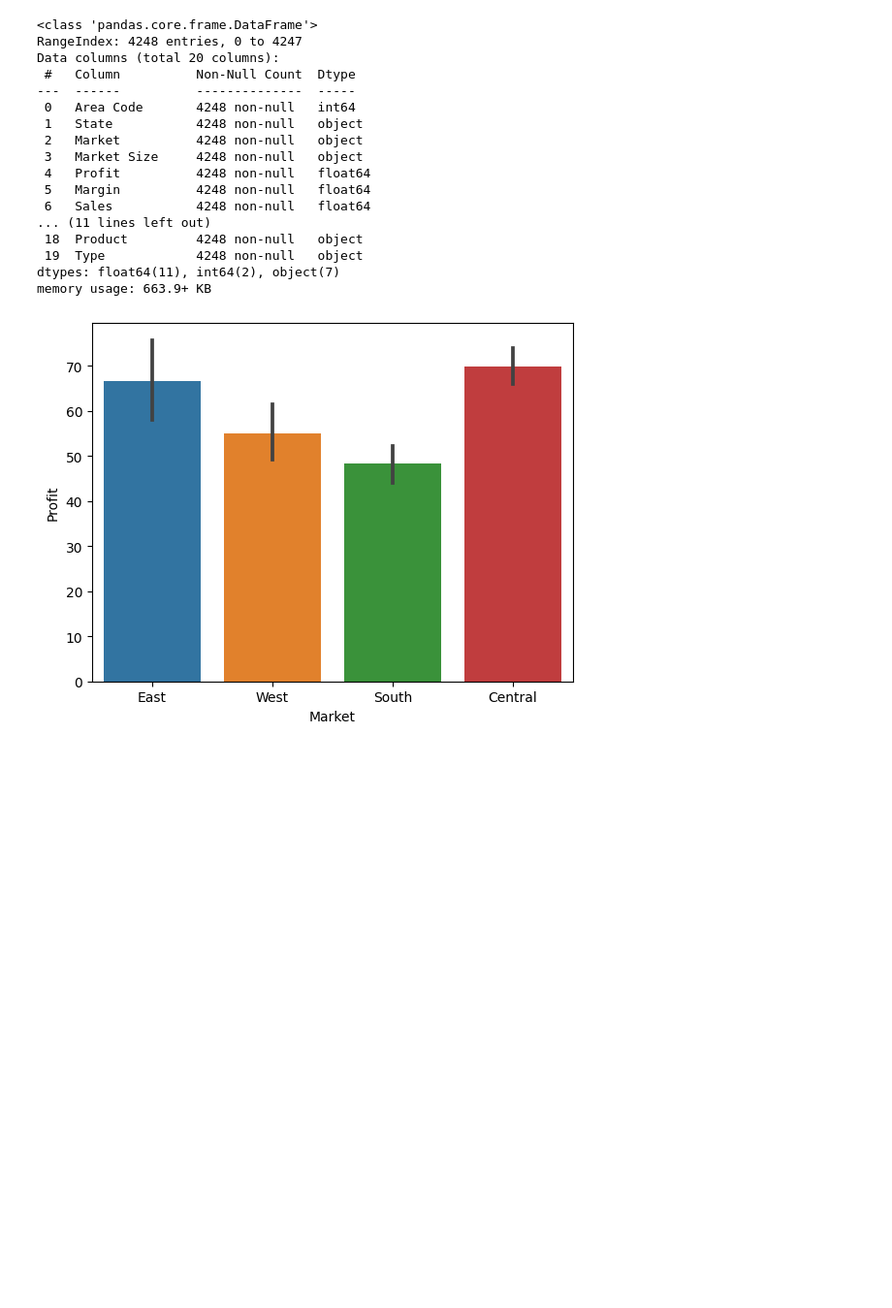
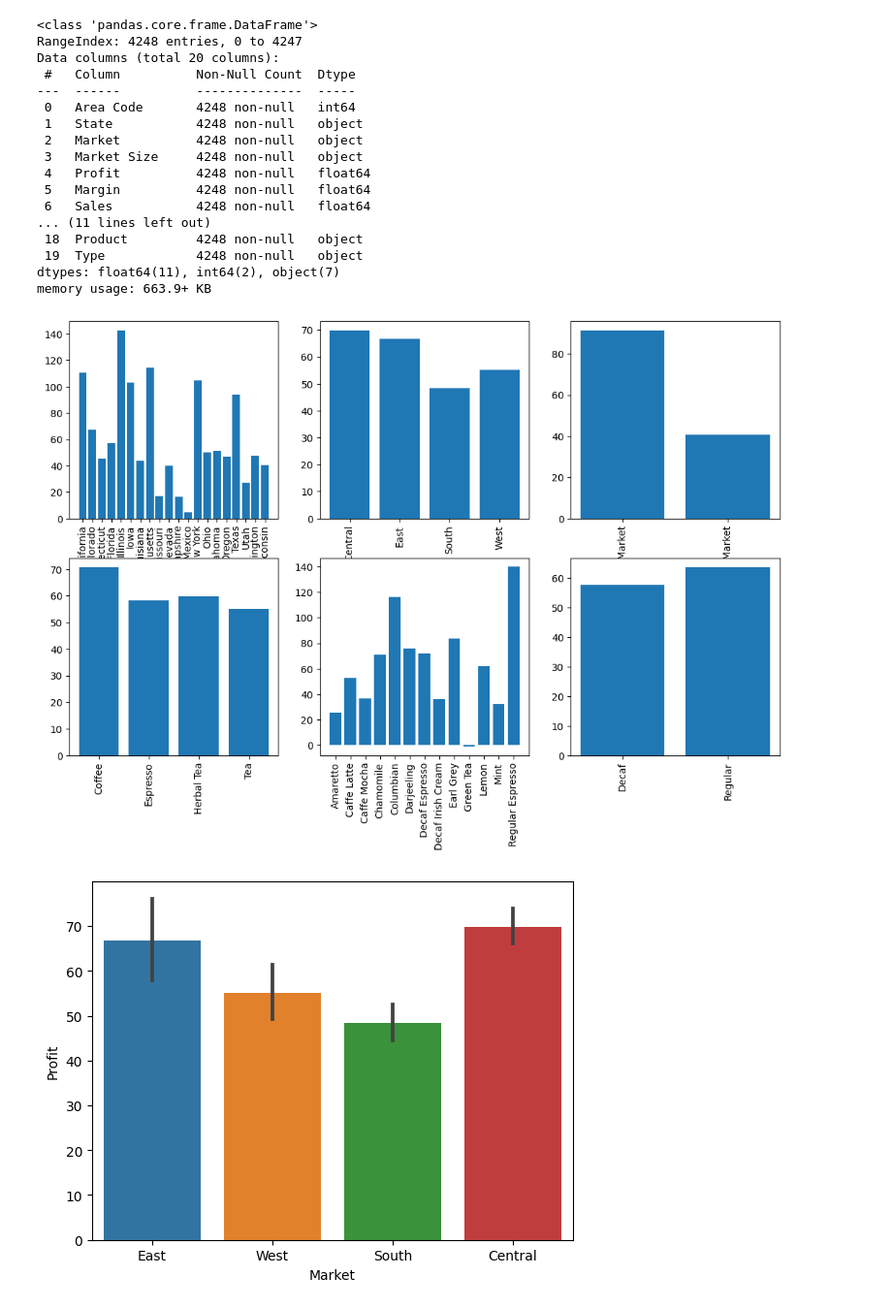
Before and after one commit to mvince33/us_stores_sales, a Jupyter notebook: us_stores_sales.ipynb, the cells around one changed output. Shown at 97% size. Cells and saved outputs as stored; diff of their text form; code cells hidden in the pictures; blank space fills up the shorter version.

Commit message:
Cleaned up the quick and dirty bar graphs.

```diff
--- a/us_stores_sales.ipynb
+++ b/us_stores_sales.ipynb
@@ -105,6 +105,19 @@ Data columns (total 20 columns):
  19  Type            4248 non-null   object
 dtypes: float64(11), int64(2), object(7)
 memory usage: 663.9+ KB
+# %%
+# Construct quick and dirty barplots of profit vs. the categorical columns.
+cols = df.select_dtypes(include = 'object').drop(columns = 'Date').columns
+
+fig, axes = plt.subplots(nrows = 2, ncols = 3, figsize = (13, 8));
+axes = axes.flatten()
+
+for idx, col in enumerate(cols):
+    avg_profit = df.groupby(col)['Profit'].mean()
+    axes[idx].bar(avg_profit.index, avg_profit.values);
+    axes[idx].set_xticklabels(avg_profit.index, rotation = 90);
+# %% [output]
+[figure, new version]
 # %%
 # Barplot of Profit vs. Market
 sns.barplot(data = df, x = 'Market', y = 'Profit');
```
Also changed, not shown: parts of 2 cells of this notebook.
